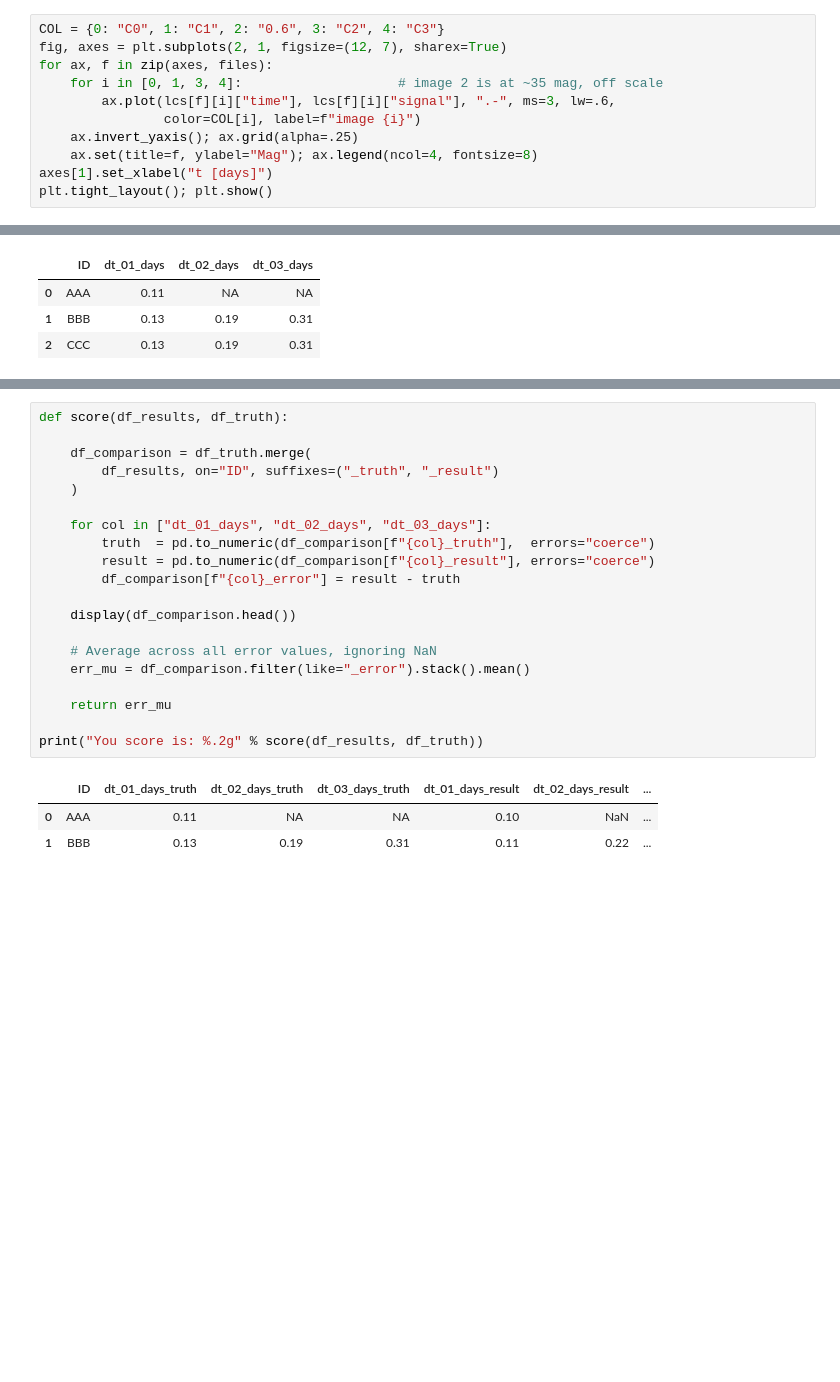
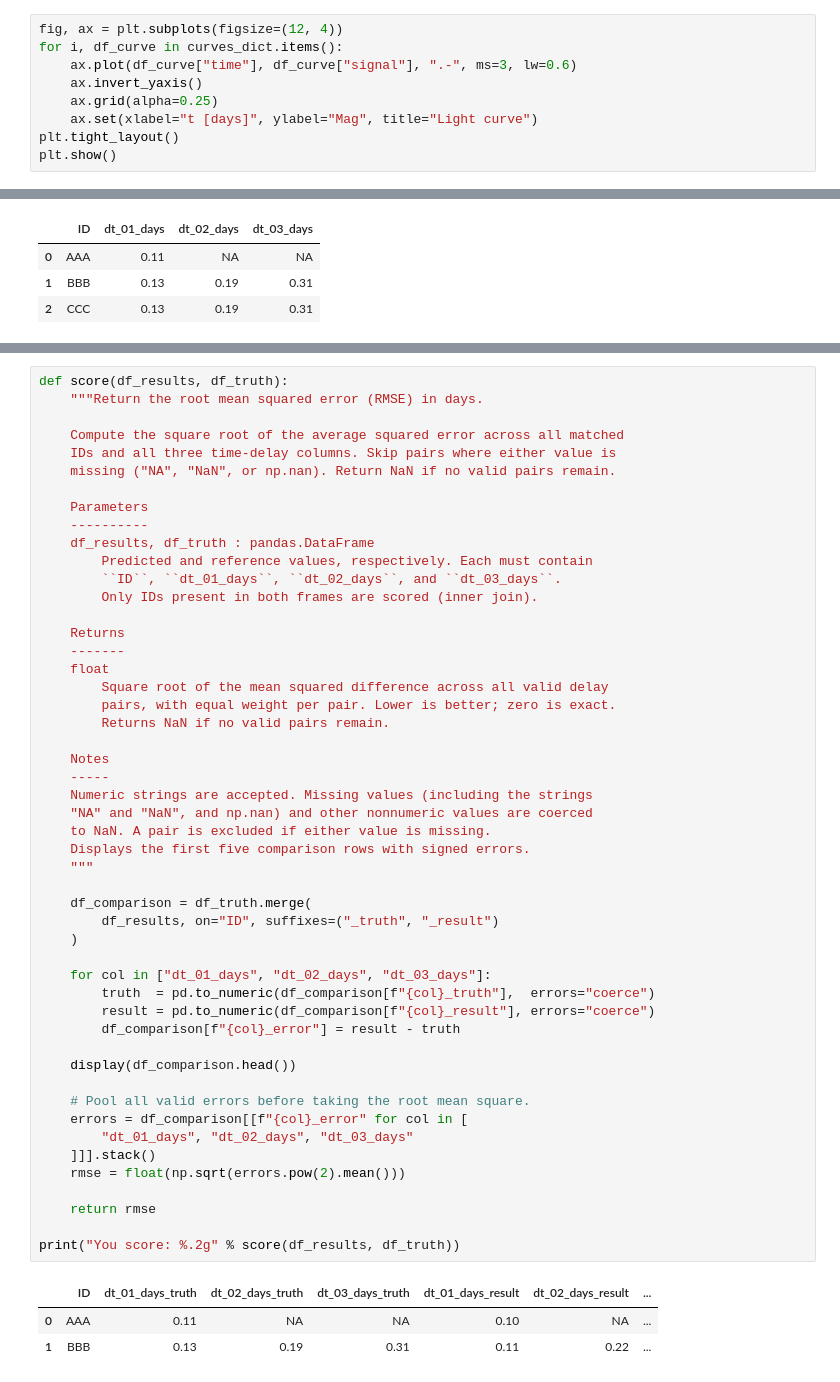
Before and after one commit to AstroStat-Academy/hackathon-1, a Jupyter notebook: challenge/challenge.ipynb, the cells around one changed output, grey strips where cells are left out. Cells and saved outputs as stored; diff of their text form; blank space fills up the shorter version.

```diff
--- a/challenge/challenge.ipynb
+++ b/challenge/challenge.ipynb
@@ -57,11 +142,9 @@ mock_data/testCAM-i_LC_sampled 98.json, image 0, first rows:
 # %%
-COL = {0: "C0", 1: "C1", 2: "0.6", 3: "C2", 4: "C3"}
-fig, axes = plt.subplots(2, 1, figsize=(12, 7), sharex=True)
-for ax, f in zip(axes, files):
-    for i in [0, 1, 3, 4]:                    # image 2 is at ~35 mag, off scale
-        ax.plot(lcs[f][i]["time"], lcs[f][i]["signal"], ".-", ms=3, lw=.6,
-                color=COL[i], label=f"image {i}")
-    ax.invert_yaxis(); ax.grid(alpha=.25)
-    ax.set(title=f, ylabel="Mag"); ax.legend(ncol=4, fontsize=8)
-axes[1].set_xlabel("t [days]")
-plt.tight_layout(); plt.show()
+fig, ax = plt.subplots(figsize=(12, 4))
+for i, df_curve in curves_dict.items():
+    ax.plot(df_curve["time"], df_curve["signal"], ".-", ms=3, lw=0.6)
+    ax.invert_yaxis()
+    ax.grid(alpha=0.25)
+    ax.set(xlabel="t [days]", ylabel="Mag", title="Light curve")
+plt.tight_layout()
+plt.show()
@@ -97,25 +199,55 @@ display(df_results)
 | 1 | BBB | 0.11 | 0.22 | 0.33 |
 # %%
 def score(df_results, df_truth):
+    """Return the root mean squared error (RMSE) in days.
+
+    Compute the square root of the average squared error across all matched
+    IDs and all three time-delay columns. Skip pairs where either value is
+    missing ("NA", "NaN", or np.nan). Return NaN if no valid pairs remain.
+
+    Parameters
+    ----------
+    df_results, df_truth : pandas.DataFrame
+        Predicted and reference values, respectively. Each must contain
+        ``ID``, ``dt_01_days``, ``dt_02_days``, and ``dt_03_days``.
+        Only IDs present in both frames are scored (inner join).
+
+    Returns
+    -------
+    float
+        Square root of the mean squared difference across all valid delay
+        pairs, with equal weight per pair. Lower is better; zero is exact.
+        Returns NaN if no valid pairs remain.
+
+    Notes
+    -----
+    Numeric strings are accepted. Missing values (including the strings
+    "NA" and "NaN", and np.nan) and other nonnumeric values are coerced
+    to NaN. A pair is excluded if either value is missing.
+    Displays the first five comparison rows with signed errors.
+    """
 
     df_comparison = df_truth.merge(
         df_results, on="ID", suffixes=("_truth", "_result")
     )
 
     for col in ["dt_01_days", "dt_02_days", "dt_03_days"]:
         truth  = pd.to_numeric(df_comparison[f"{col}_truth"],  errors="coerce")
         result = pd.to_numeric(df_comparison[f"{col}_result"], errors="coerce")
         df_comparison[f"{col}_error"] = result - truth
 
     display(df_comparison.head())
 
-    # Average across all error values, ignoring NaN
-    err_mu = df_comparison.filter(like="_error").stack().mean()
+    # Pool all valid errors before taking the root mean square.
+    errors = df_comparison[[f"{col}_error" for col in [
+        "dt_01_days", "dt_02_days", "dt_03_days"
+    ]]].stack()
+    rmse = float(np.sqrt(errors.pow(2).mean()))
 
-    return err_mu
+    return rmse
 
-print("You score is: %.2g" % score(df_results, df_truth))
+print("You score: %.2g" % score(df_results, df_truth))
 # %% [output]
 |  | ID | dt_01_days_truth | dt_02_days_truth | dt_03_days_truth | dt_01_days_result | dt_02_days_result | ... |
-| 0 | AAA | 0.11 | NA | NA | 0.10 | NaN | ... |
+| 0 | AAA | 0.11 | NA | NA | 0.10 | NA | ... |
 | 1 | BBB | 0.13 | 0.19 | 0.31 | 0.11 | 0.22 | ... |
```
Also changed, not shown: parts of 18 cells of this notebook, 1 other file.
